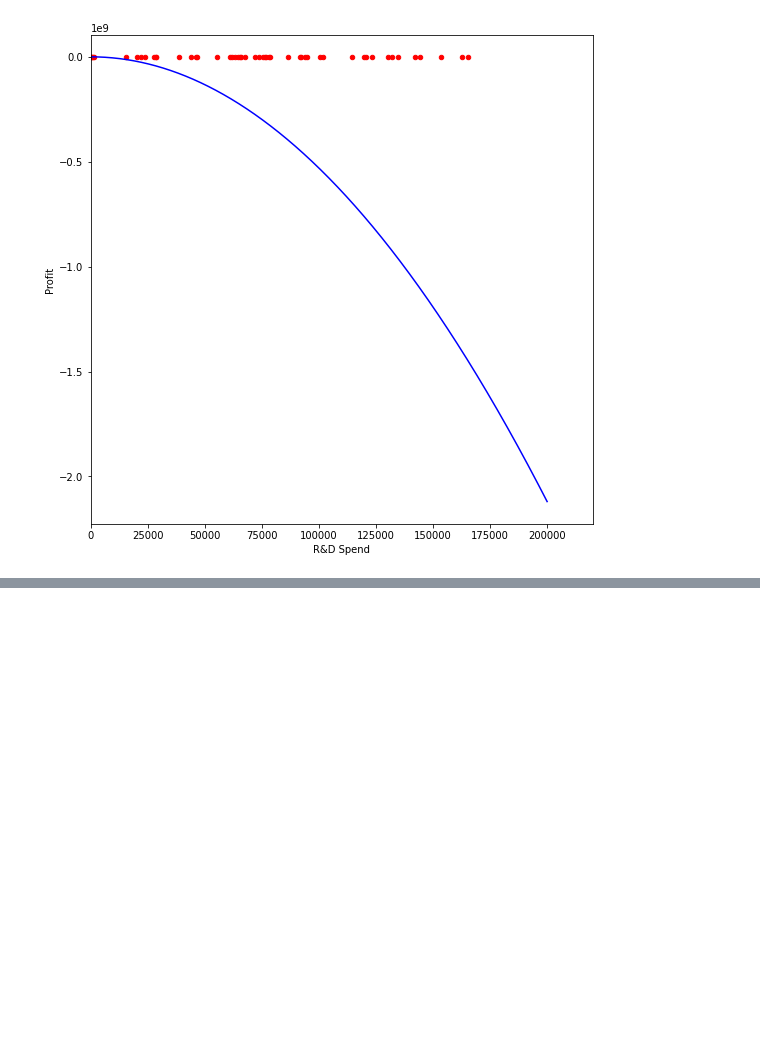
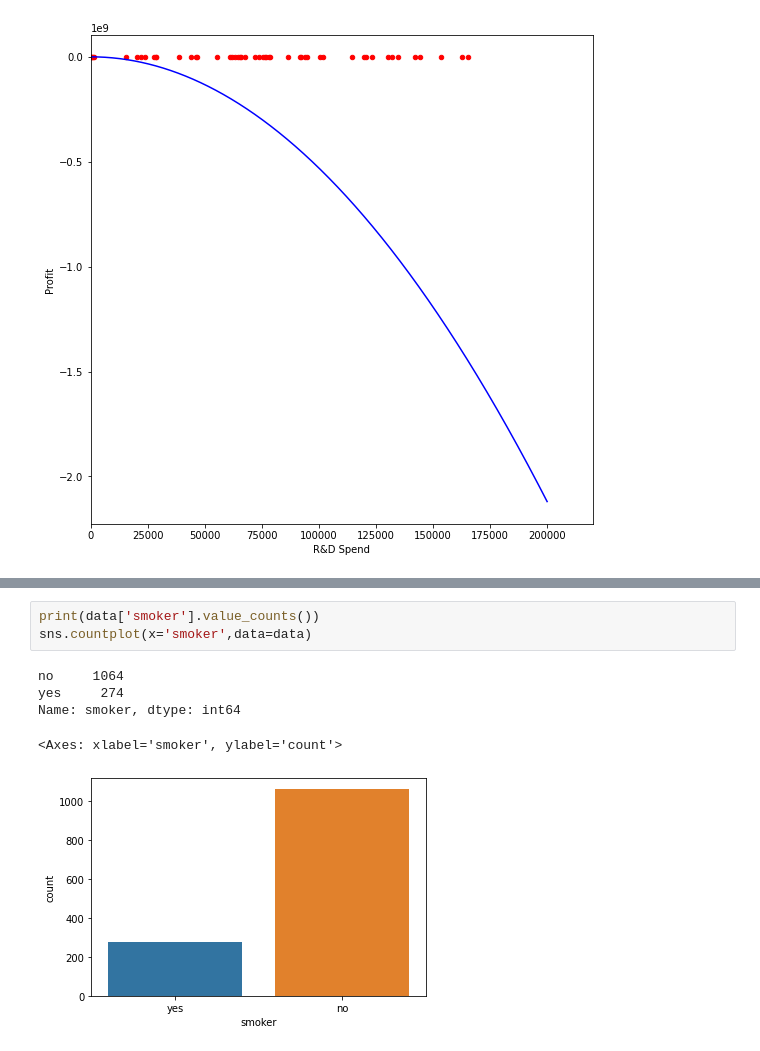
Before and after one commit to MinhQuan0000/AI_week7, a Jupyter notebook: Copy_of_Welcome_To_Colaboratory.ipynb, the cells around one changed output, grey strips where cells are left out. Cells and saved outputs as stored; diff of their text form; blank space fills up the shorter version.

```diff
--- a/Copy_of_Welcome_To_Colaboratory.ipynb
+++ b/Copy_of_Welcome_To_Colaboratory.ipynb
@@ -464,0 +507,9 @@ plt.plot(range,y_pred,color='blue')
+# %%
+print(data['smoker'].value_counts())
+sns.countplot(x='smoker',data=data)
+# %% [output]
+no     1064
+yes     274
+Name: smoker, dtype: int64
+<Axes: xlabel='smoker', ylabel='count'>
+[figure, added]
```
Also changed, not shown: parts of 13 cells of this notebook.
